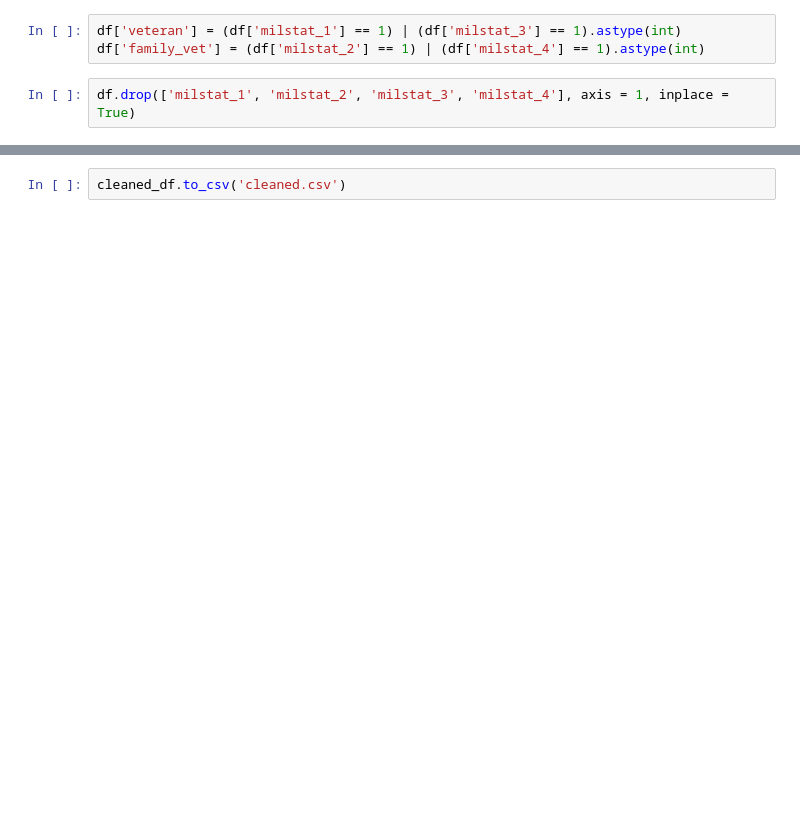
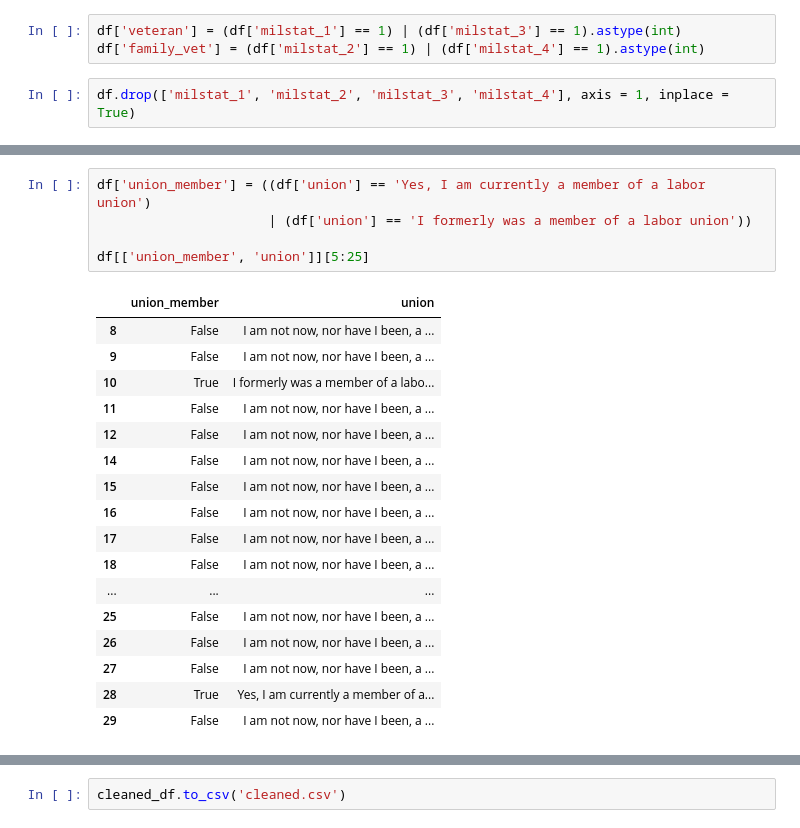
Before and after one commit to joshyou/springboard, a Jupyter notebook: Project 2/Capstone 2 wrangling.ipynb, the cells around one changed output, grey strips where cells are left out. Saved outputs shown, nothing was run; the diff lists cells and outputs as text; blank space fills up the shorter version.

```diff
--- a/Project 2/Capstone 2 wrangling.ipynb
+++ b/Project 2/Capstone 2 wrangling.ipynb
@@ -736,3 +856,26 @@ df.drop(['milstat_1', 'milstat_2', 'milstat_3', 'milstat_4'], axis = 1, inplace
+# %%
+df['union_member'] = ((df['union'] == 'Yes, I am currently a member of a labor union')
+                      | (df['union'] == 'I formerly was a member of a labor union'))
+
+df[['union_member', 'union']][5:25]
+# %% [output]
+|  | union_member | union |
+| 8 | False | I am not now, nor have I been, a ... |
+| 9 | False | I am not now, nor have I been, a ... |
+| 10 | True | I formerly was a member of a labo... |
+| 11 | False | I am not now, nor have I been, a ... |
+| 12 | False | I am not now, nor have I been, a ... |
+| 14 | False | I am not now, nor have I been, a ... |
+| 15 | False | I am not now, nor have I been, a ... |
+| 16 | False | I am not now, nor have I been, a ... |
+| 17 | False | I am not now, nor have I been, a ... |
+| 18 | False | I am not now, nor have I been, a ... |
+| ... | ... | ... |
+| 25 | False | I am not now, nor have I been, a ... |
+| 26 | False | I am not now, nor have I been, a ... |
+| 27 | False | I am not now, nor have I been, a ... |
+| 28 | True | Yes, I am currently a member of a... |
+| 29 | False | I am not now, nor have I been, a ... |
 # %%
 for col in df.columns:
     print (col, df[col].unique())
```
Also changed, not shown: parts of 28 cells of this notebook, 2 other files.
